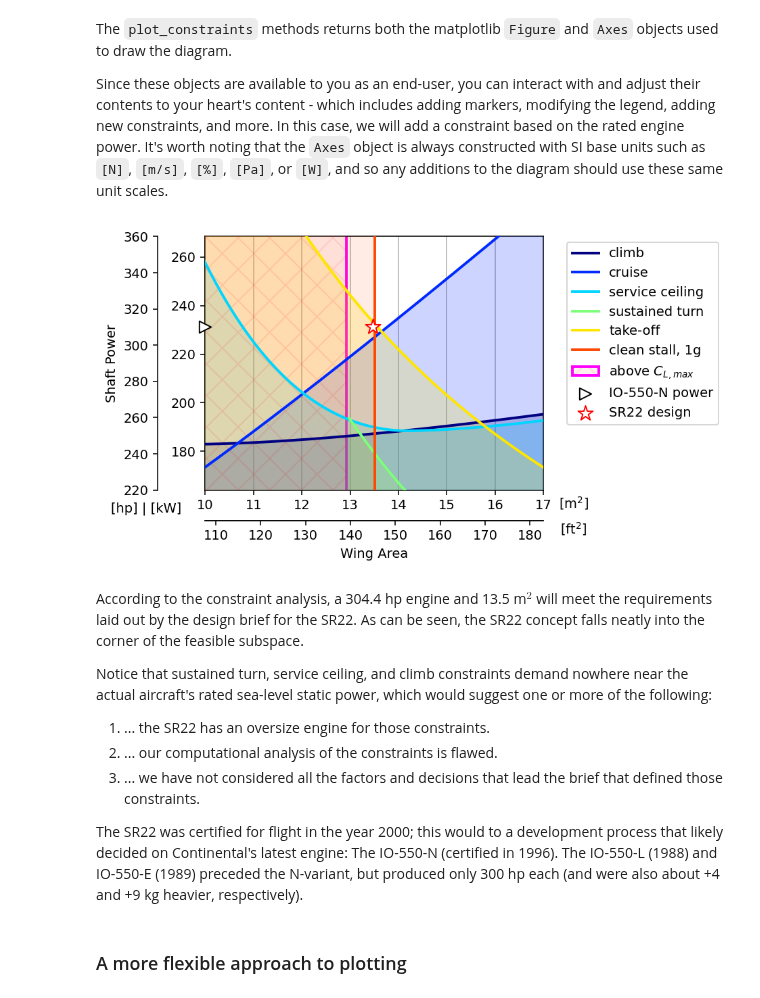
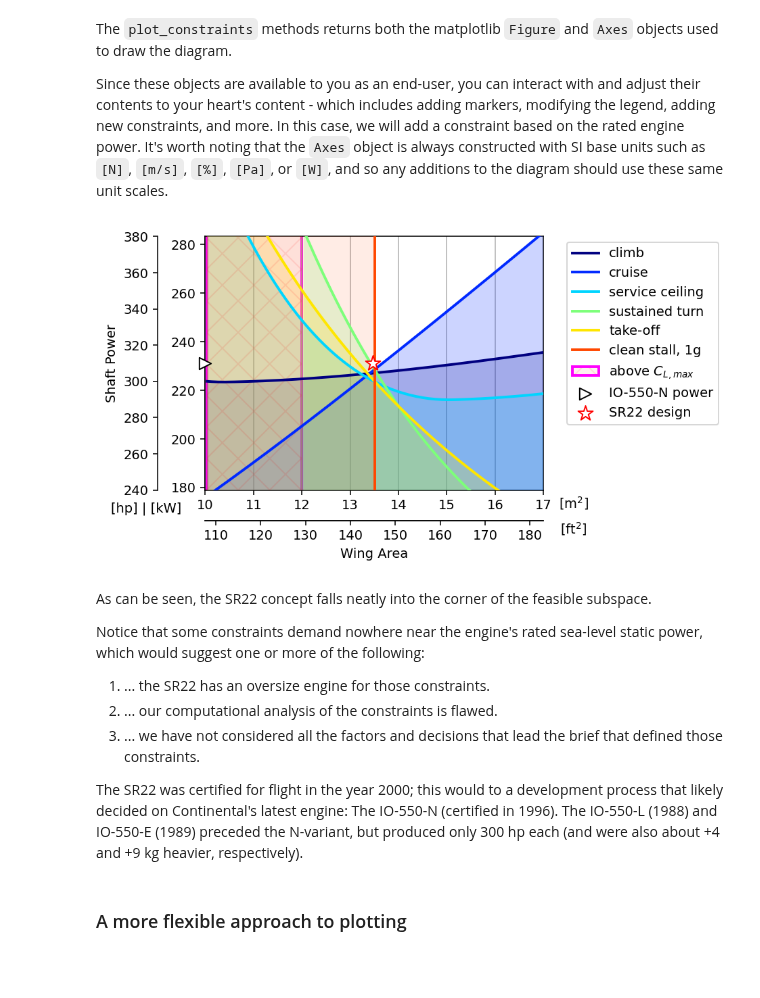
Before and after one commit to yaseen157/ADRpy, a Jupyter notebook: docs/ADRpy/notebooks/Example - Constraint Analysis of the Cirrus SR22.ipynb, the cells around one changed output. Drawn from its saved outputs; the diff is of its cells as text; code cells hidden in the pictures; blank space fills up the shorter version.

Commit message:
Fixed a bug where weight corrections weren't applied properly

```diff
--- a/docs/ADRpy/notebooks/Example - Constraint Analysis of the Cirrus SR22.ipynb
+++ b/docs/ADRpy/notebooks/Example - Constraint Analysis of the Cirrus SR22.ipynb
@@ -35,22 +35,24 @@ All constraints are given for the clean configuration (no flaps/slats) apart fro
 # The POH does not recommend exceeding 60 degrees of bank
 nturn = 1 / np.cos(np.radians(60))  # Approx. load factor for 60 degrees of bank
 
-# There are two stall speeds for MTOW clean-config, depending on CG
-VS_CG_FWD_kcas = 73
-VS_CG_AFT_kcas = 70
-# Clearly we are looking for limiting constraints, so take the minimum
-vstall_kcas = min(VS_CG_FWD_kcas, VS_CG_AFT_kcas)
+# There are two stall speeds for MTOW clean-config, depending on CG location
+# vstall_CG_FWD_kcas = 73
+# vstall_CG_AFT_kcas = 70
+# Use the above to guess a representative speed at regular CG position
+vstall_kcas = 72
 
 designbrief = {
     "rwyelevation_m": 0.0, "groundrun_m": co.feet2m(1_082),           # Take-off
-    "turnalt_m": 0, "turnspeed_ktas": 101, "stloadfactor": nturn,     # Sustained turn
+    "turnalt_m": 0, "turnspeed_ktas": 108, "stloadfactor": nturn,     # Sustained turn
     "climbalt_m": 0, "climbspeed_kias": 108, 'climbrate_fpm': 1_251,  # Climb
     "cruisealt_m": co.feet2m(10e3), "cruisespeed_ktas": 182,          # Cruise
     "servceil_m": co.feet2m(20e3), "secclimbspd_kias": 90,            # Service Ceiling
     "vstallclean_kcas": vstall_kcas                                   # Stall, 1g
 }
 # The service ceiling constraint was found by linearly extrapolating data in the POH,
-# given a linear trend of climb rate with density altitude
+# given a linear trend of climb rate with density altitude.
+
+# The turnspeed is chosen to match the climb conditions.
 # %% [markdown]
 Next, we describe the aircraft concept itself.
 Geometry definitions are given at a very high level, along with an initial estimate for aircraft maximum take-off weight (MTOW).
@@ -60,8 +62,8 @@ Not all constraints of the aircraft have to be satisfied at MTOW, in which case
 # Extracted from [2]
 designdefinition = {
     "aspectratio": 10.12, "taperratio": 0.5,    # Wing "slenderness"
-    "weight_n": co.lbf2n(3400),                 # Weight estimate
-    "weightfractions": {"cruise": 3400 / 3600}  # Weight fractions
+    "weight_n": co.lbf2n(3600),                 # Weight estimate
+    "weightfractions": {"cruise": 3400/3600}
 }
 # %% [markdown]
 Now we define some performance estimates.
@@ -71,9 +73,14 @@ In this case, the performance parameters are readily available from [[2]](#Refer
 # %%
 # Extracted from [2]
 designperformance = {
-    "CDmin": 0.02541, "CLmax": 1.41, "CLminD": 0.20, "CL0": 0.0,  # General performance
-    "mu_R": 0.03, "CLTO": 0.590, "CLmaxTO": 1.69                  # Take-off specific performance
+    "CDmin": 0.02541, "CLmax": 1.41, "CLminD": 0.20,  # General performance
+    "mu_R": 0.03, "CLTO": 0.590, "CLmaxTO": 1.69,     # Take-off specific performance
 }
+
+# Take a guess at some propeller efficiencies that somewhat scale with airspeed
+eta_prop = {
+    "cruise":0.80, "turn": 0.65, "climb": 0.65, "servceil": 0.60, "take-off": 0.40}
+designperformance.update({"eta_prop": eta_prop})
 # %% [markdown]
 All of the constraints have been defined under ISA standard day conditions.
 For this reason, we initialise an object of the `Atmosphere` class to enable our constraint analysis.
@@ -135,27 +142,26 @@ It's worth noting that the `Axes` object is always constructed with SI base unit
 # %%
 fig, ax = concept.plot_constraints(ws_pa)  # Make a fresh plot
 
 # Optionally: Zoom in so we can see the constraint up close
 # Do this now, otherwise our use of clip_on=False will cause markers to plot incorrectly later
 ax.set_xlim(10, 17)
-ax.set_ylim(co.hp2w(220), co.hp2w(360))
+ax.set_ylim(co.hp2w(240), co.hp2w(380))
 
 xaxis_limit_l, _ = ax.get_xlim()   # Left (and right) values of the plot's x-axis limits
 designarea_m2 = co.feet22m2(145)  # We happen to know the design wing area of the SR22
 
 # Using clip_on=False lets us put markers anywhere in the figure, including outside the plot area
 common = {"fc": "white", "clip_on": False, "zorder": 100}
 ax.scatter(xaxis_limit_l, ratedpower_w, marker=">", ec="k", s=80, label="IO-550-N power", **common)
 ax.scatter(designarea_m2, ratedpower_w, marker="*", ec="r", s=140, label="SR22 design", **common)
 
 ax.remake_legend();  # Refresh the legend with this custom method
 # %% [output]
-[figure, old version]
+[figure, new version]
 # %% [markdown]
-According to the constraint analysis, a 304.4 hp engine and 13.5 m$^{\text{2}}$ will meet the requirements laid out by the design brief for the SR22.
 As can be seen, the SR22 concept falls neatly into the corner of the feasible subspace.
 
-Notice that sustained turn, service ceiling, and climb constraints demand nowhere near the actual aircraft's rated sea-level static power, which would suggest one or more of the following:
+Notice that some constraints demand nowhere near the engine's rated sea-level static power, which would suggest one or more of the following:
 1. ... the SR22 has an oversize engine for those constraints.
 2. ... our computational analysis of the constraints is flawed.
 3. ... we have not considered all the factors and decisions that lead the brief that defined those constraints.
```
Also changed, not shown: parts of 6 cells of this notebook, 11 other files.
